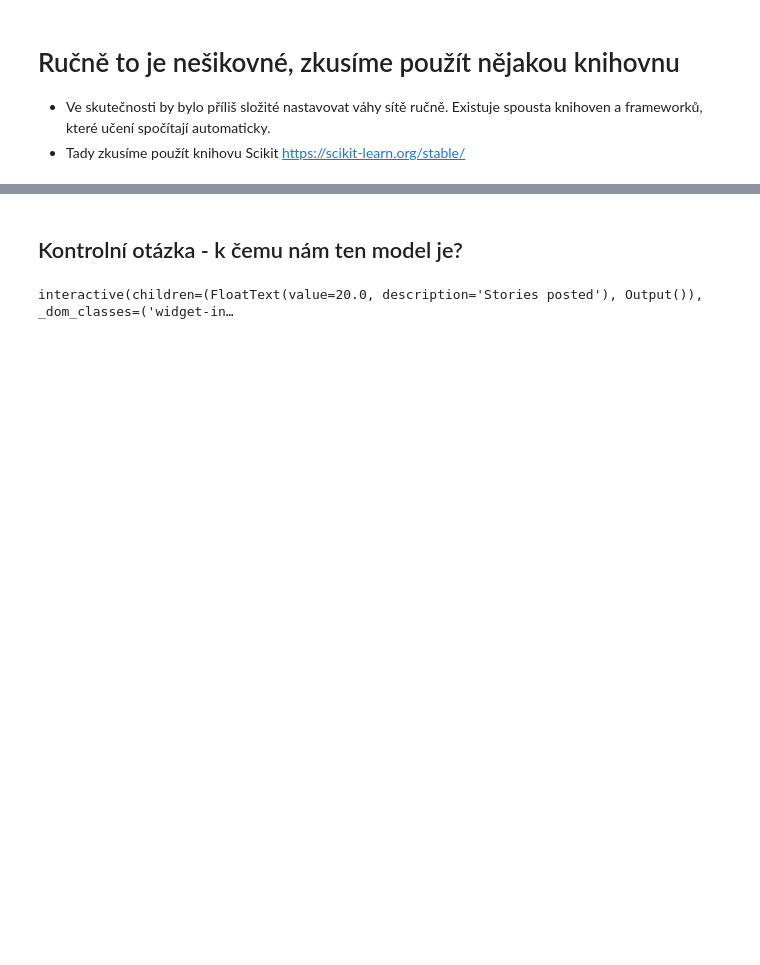
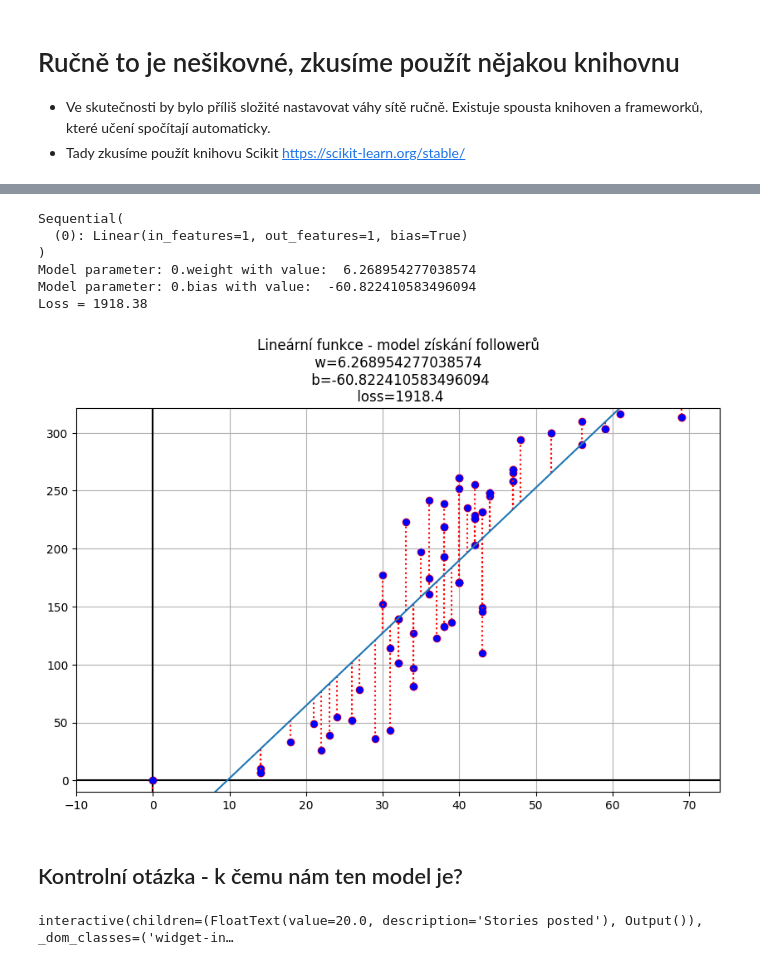
Before and after one commit to Travnickt3d/FITLS, a Jupyter notebook: 2024/1_linear_regression.ipynb, the cells around one changed output, grey strips where cells are left out. Saved outputs shown, nothing was run; the diff lists cells and outputs as text; code cells hidden in the pictures; blank space fills up the shorter version.

```diff
--- a/2024/1_linear_regression.ipynb
+++ b/2024/1_linear_regression.ipynb
@@ -453,0 +498,25 @@ Loss = 2536.29
+# %%
+import random
+import torch
+from torch import nn, optim
+
+# Připravíme data a konfiguraci modelu
+
+# Sekvenční model z knihovny Pytorch s jednou lineární vrstvou - odpovídá jednoduché lineární funkci s parametry w a b.
+model = nn.Sequential(
+    nn.Linear(1, 1) # 1 vstup (počet stories), 1 výstup (predikovaný počet followers)
+)
+
+# Zařízení pro trénování. Pokud možno, chceme trénování počítat na grafické kartě (cuda device).
+device = torch.device("cuda:0" if torch.cuda.is_available() else "cpu")
+model.to(device)
+
+# MSE loss funkce je implementovaná v Pytorchi
+loss_function = torch.nn.MSELoss()
+
+# Algoritmus Adam pro trénování (optimalizaci) modelu s krokem učení 0.1
+optimizer = torch.optim.Adam(model.parameters(), lr=1e-1)
+
+# Data konvertujeme do datového typu "Tensor" s kterým Pytorch umí pracovat
+inputs = torch.Tensor(df['StoriesPosted']).unsqueeze(1).to(device)
+labels = torch.Tensor(df['NewFollowers']).unsqueeze(1).to(device)
@@ -454,3 +550,31 @@ Loss = 2536.29
+# %%
+# Vypíšeme si, jak vypadá náš model
+print(model)
+
+# Vytáhneme z modelu hodnotu w a b natrénované lineární funkce
+linear_model_weight = 0
+linear_model_bias = 0
+for name, param in model.named_parameters():
+    print("Model parameter:", name, "with value: ", param.item())
+    if param.requires_grad:
+        if "weight" in name:
+          linear_model_weight = param.item()
+        if "bias" in name:
+          linear_model_bias = param.item()
+
+# Vypíšeme hodnotu loss
+print(f'Loss = {dataset_loss_linear(dataset=df, w=linear_model_weight, b=linear_model_bias):.2f}')
+
+# Vykreslíme graf
+display_linear_with_data2(-100, 500, dataset=df, loss_value=dataset_loss_linear(dataset=df, w=linear_model_weight, b=linear_model_bias), w=linear_model_weight, b=linear_model_bias)
+# %% [output]
+Sequential(
+  (0): Linear(in_features=1, out_features=1, bias=True)
+)
+Model parameter: 0.weight with value:  6.268954277038574
+Model parameter: 0.bias with value:  -60.822410583496094
+Loss = 1918.38
+[figure, added]
 # %% [markdown]
 ## Kontrolní otázka - k čemu nám ten model je?
 # %%
```
Also changed, not shown: parts of 15 cells of this notebook.
